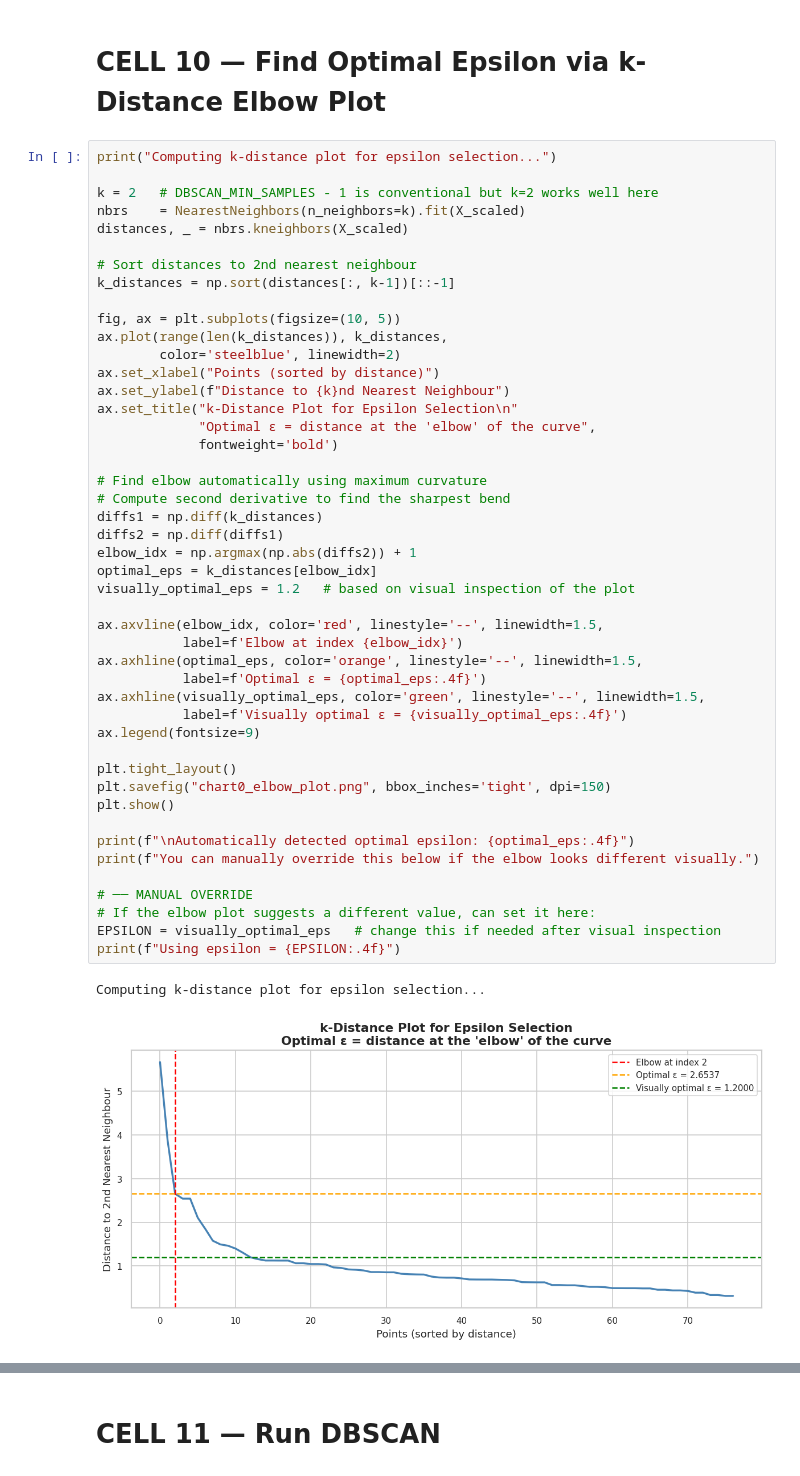
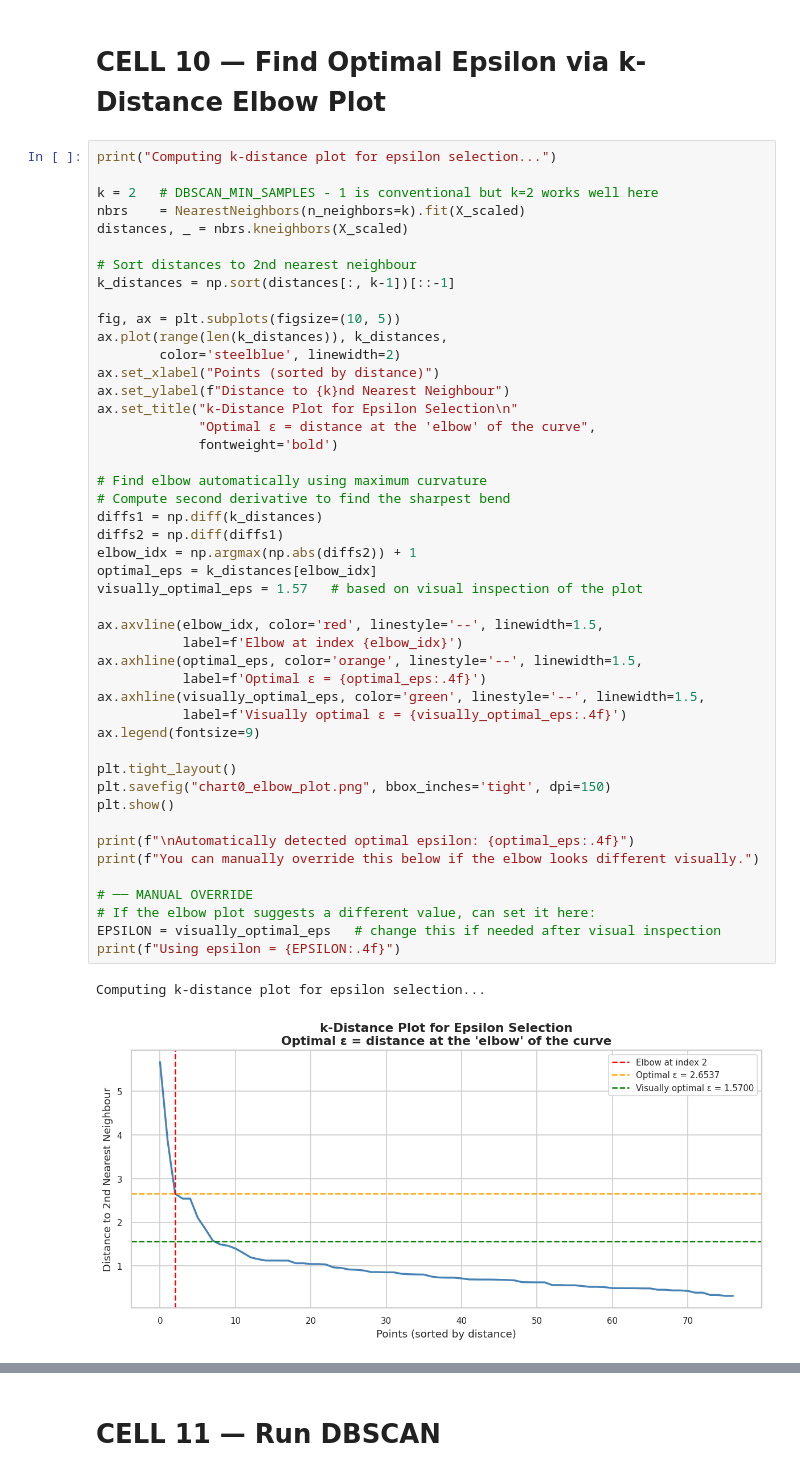
Before and after one commit to pohbear/sc2320-group-project, a Jupyter notebook: nb5_dbscan.ipynb, the cells around one changed output, grey strips where cells are left out. Drawn from its saved outputs; the diff is of its cells as text.

```diff
--- a/nb5_dbscan.ipynb
+++ b/nb5_dbscan.ipynb
@@ -506,34 +498,34 @@ ax.set_title("k-Distance Plot for Epsilon Selection\n"
              fontweight='bold')
 
 # Find elbow automatically using maximum curvature
 # Compute second derivative to find the sharpest bend
 diffs1 = np.diff(k_distances)
 diffs2 = np.diff(diffs1)
 elbow_idx = np.argmax(np.abs(diffs2)) + 1
 optimal_eps = k_distances[elbow_idx]
-visually_optimal_eps = 1.2   # based on visual inspection of the plot
+visually_optimal_eps = 1.57   # based on visual inspection of the plot
 
 ax.axvline(elbow_idx, color='red', linestyle='--', linewidth=1.5,
            label=f'Elbow at index {elbow_idx}')
 ax.axhline(optimal_eps, color='orange', linestyle='--', linewidth=1.5,
            label=f'Optimal ε = {optimal_eps:.4f}')
 ax.axhline(visually_optimal_eps, color='green', linestyle='--', linewidth=1.5,
            label=f'Visually optimal ε = {visually_optimal_eps:.4f}')
 ax.legend(fontsize=9)
 
 plt.tight_layout()
 plt.savefig("chart0_elbow_plot.png", bbox_inches='tight', dpi=150)
 plt.show()
 
 print(f"\nAutomatically detected optimal epsilon: {optimal_eps:.4f}")
 print(f"You can manually override this below if the elbow looks different visually.")
 
 # ── MANUAL OVERRIDE
 # If the elbow plot suggests a different value, can set it here:
 EPSILON = visually_optimal_eps   # change this if needed after visual inspection
 print(f"Using epsilon = {EPSILON:.4f}")
 # %% [output]
 Computing k-distance plot for epsilon selection...
-[figure, old version]
+[figure, new version]
 Automatically detected optimal epsilon: 2.6537
 You can manually override this below if the elbow looks different visually.
```
Also changed, not shown: parts of 11 cells of this notebook, 8 other files.
